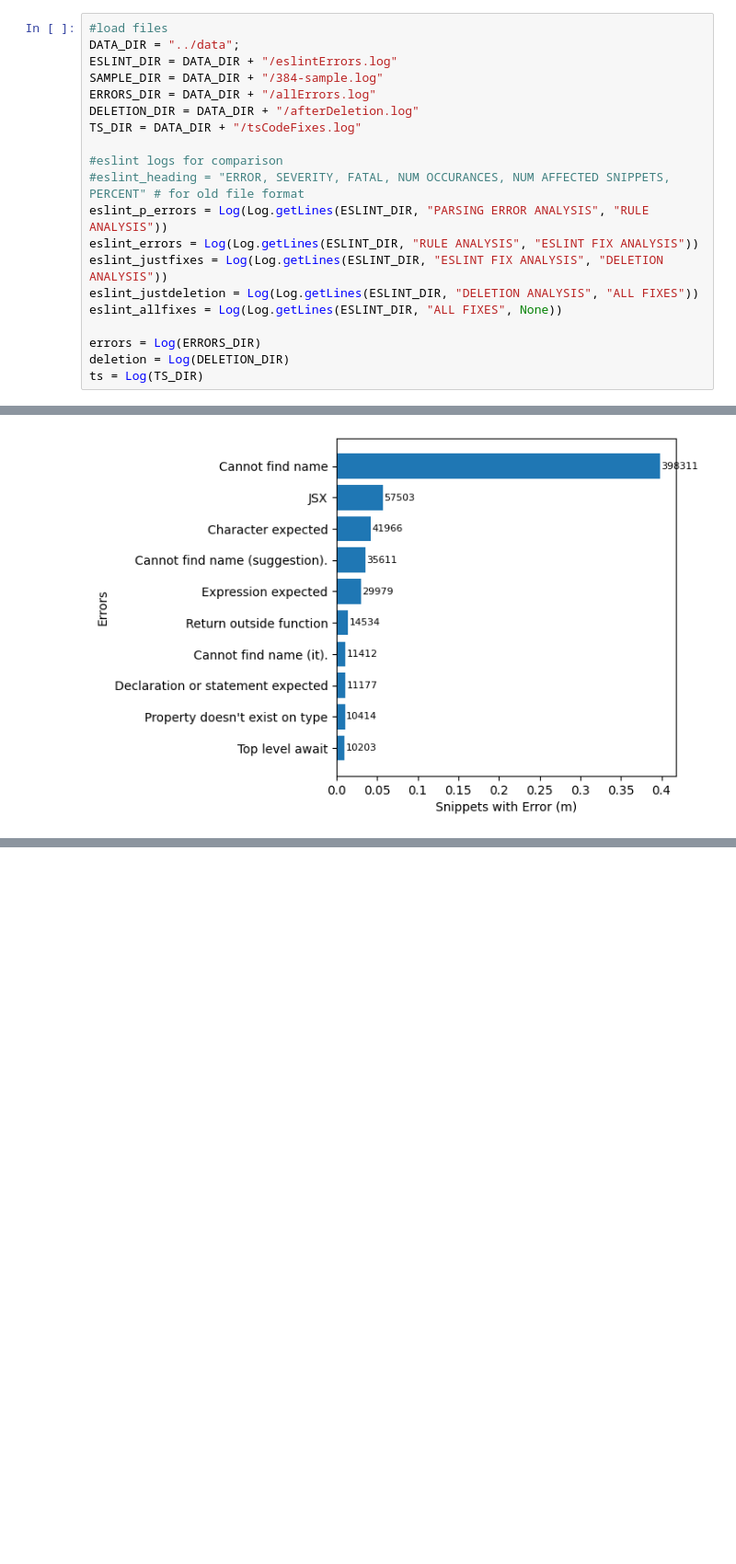
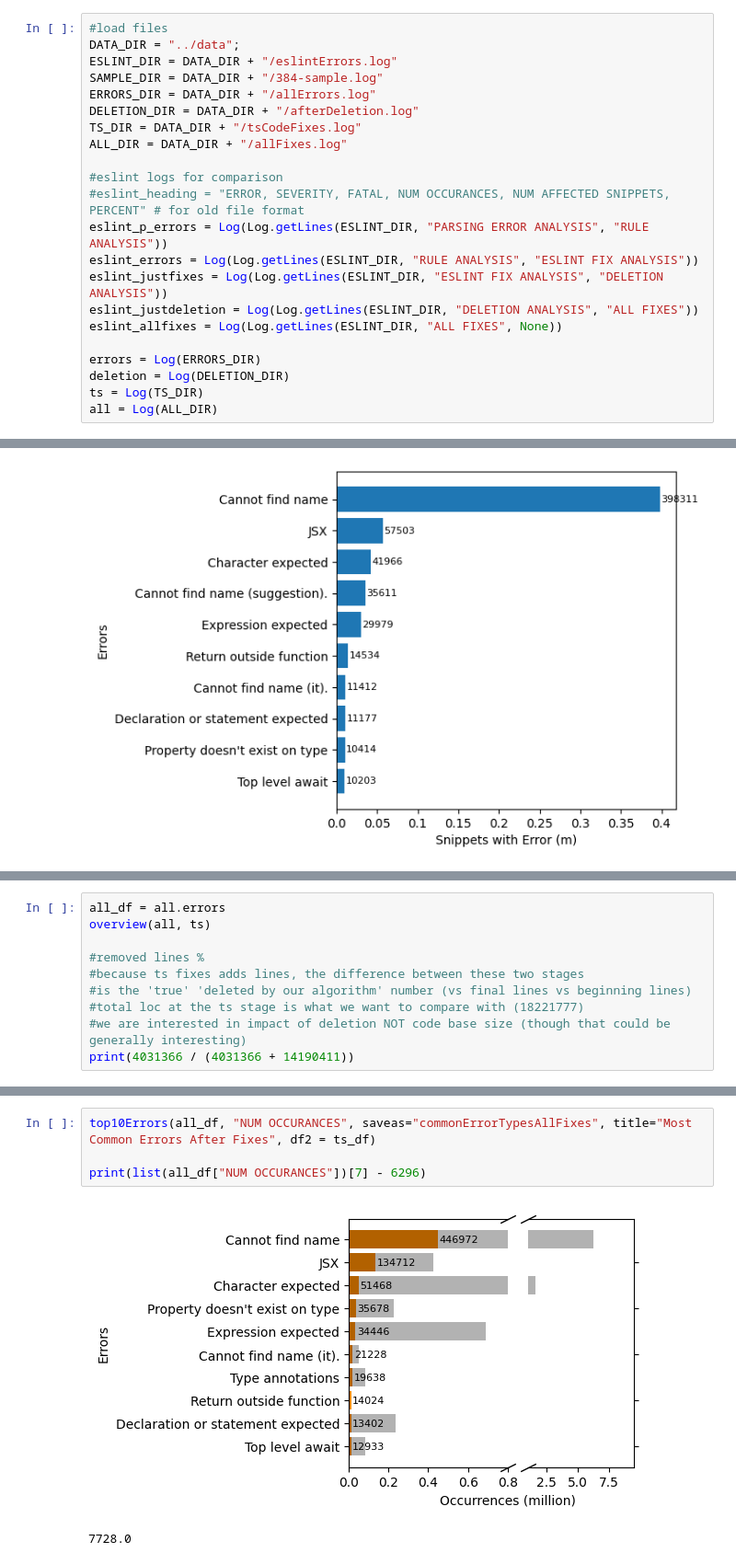
Before and after one commit to Brittany-Reid/node_code_correction, a Jupyter notebook: analysis/analysis.ipynb, the cells around one changed output, grey strips where cells are left out. Shown at 92% size. Saved outputs shown, nothing was run; the diff lists cells and outputs as text; blank space fills up the shorter version.

```diff
--- a/analysis/analysis.ipynb
+++ b/analysis/analysis.ipynb
@@ -202,6 +208,7 @@ SAMPLE_DIR = DATA_DIR + "/384-sample.log"
 ERRORS_DIR = DATA_DIR + "/allErrors.log"
 DELETION_DIR = DATA_DIR + "/afterDeletion.log"
 TS_DIR = DATA_DIR + "/tsCodeFixes.log"
+ALL_DIR = DATA_DIR + "/allFixes.log"
 
 #eslint logs for comparison
 #eslint_heading = "ERROR, SEVERITY, FATAL, NUM OCCURANCES, NUM AFFECTED SNIPPETS, PERCENT" # for old file format
@@ -214,6 +221,7 @@ eslint_allfixes = Log(Log.getLines(ESLINT_DIR, "ALL FIXES", None))
 errors = Log(ERRORS_DIR)
 deletion = Log(DELETION_DIR)
 ts = Log(TS_DIR)
+all = Log(ALL_DIR)
 # %% [markdown]
 # Eslint
 # %% [markdown]
@@ -606,0 +633,10 @@ ax.bar_label(ax1, label_type='edge', labels=labels, padding=1, size=8)
+# %%
+all_df = all.errors
+overview(all, ts)
+
+#removed lines %
+#because ts fixes adds lines, the difference between these two stages
+#is the 'true' 'deleted by our algorithm' number (vs final lines vs beginning lines)
+#total loc at the ts stage is what we want to compare with (18221777)
+#we are interested in impact of deletion NOT code base size (though that could be generally interesting)
+print(4031366 / (4031366 + 14190411))
@@ -606,0 +665,7 @@ ax.bar_label(ax1, label_type='edge', labels=labels, padding=1, size=8)
+# %%
+top10Errors(all_df, "NUM OCCURANCES", saveas="commonErrorTypesAllFixes", title="Most Common Errors After Fixes", df2 = ts_df)
+
+print(list(all_df["NUM OCCURANCES"])[7] - 6296)
+# %% [output]
+[figure, added]
+7728.0
```
Also changed, not shown: parts of 14 cells of this notebook, 8 other files.
